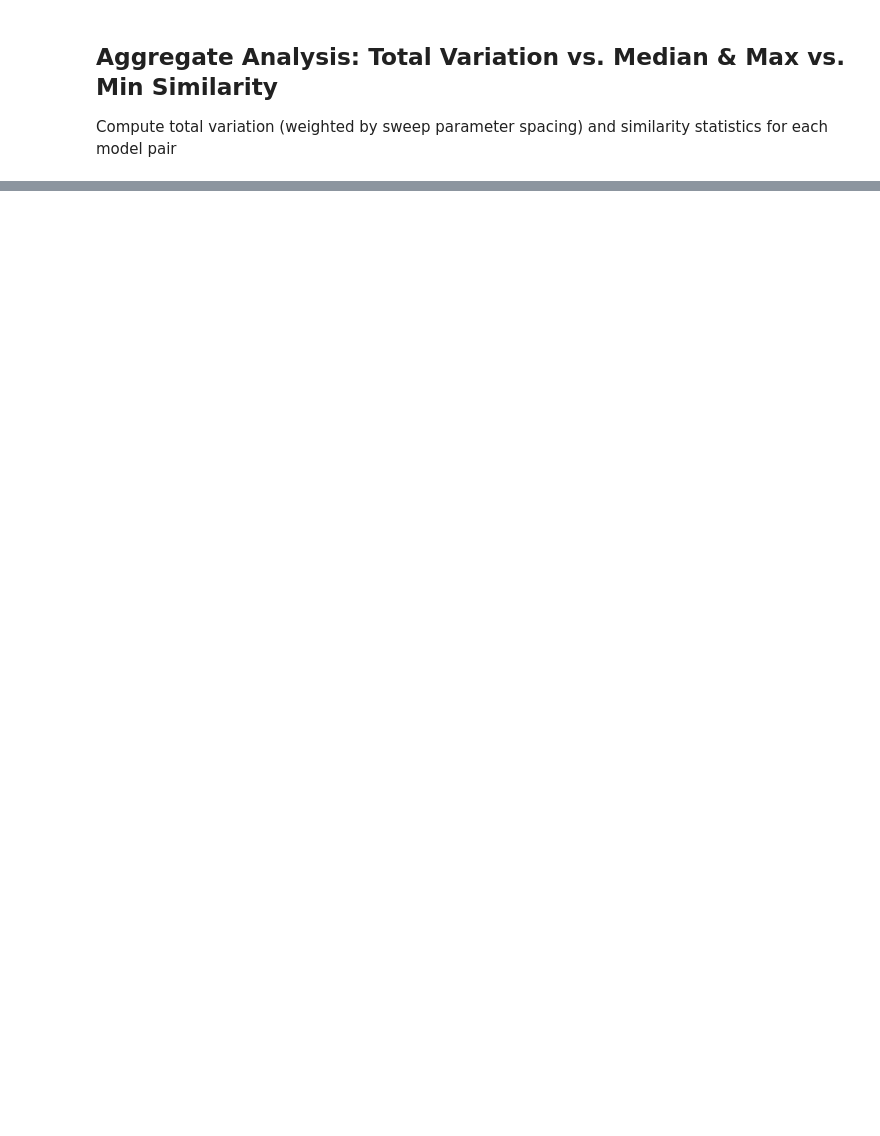
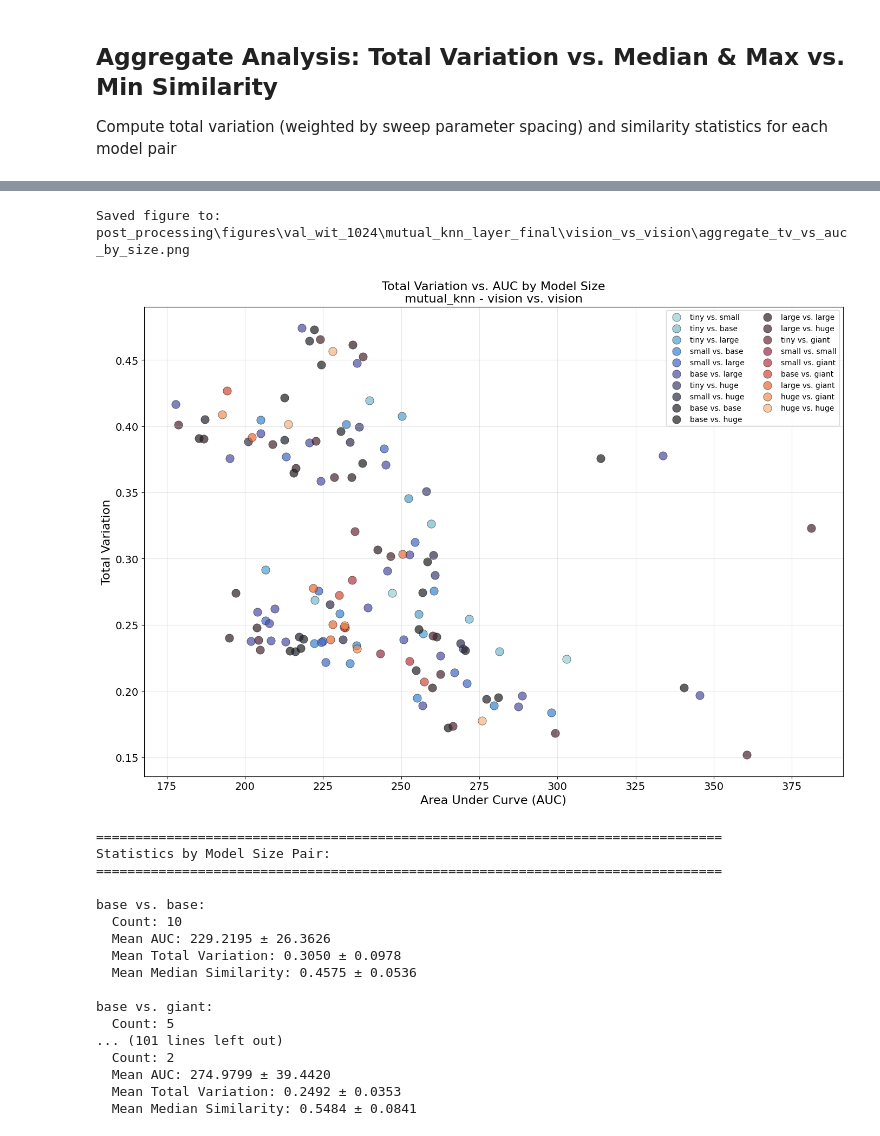
Before and after one commit to barweiss1/platonic-rep, a Jupyter notebook: post_processing/similarity_globality.ipynb, the cells around one changed output, grey strips where cells are left out. Drawn from its saved outputs; the diff is of its cells as text; code cells hidden in the pictures; blank space fills up the shorter version.

```diff
--- a/post_processing/similarity_globality.ipynb
+++ b/post_processing/similarity_globality.ipynb
@@ -500,0 +594,68 @@ Correlation between Max and Min Similarity: 0.5734
+# %%
+# Plot Total Variation vs AUC colored by size families
+
+# Get unique size pairs
+size_pair_labels = aggregates_df['size_pair']
+unique_size_pairs = size_pair_labels.unique()
+
+# Use a color palette for size categories
+size_colors = sns.color_palette('icefire', n_colors=len(unique_size_pairs))
+size_color_map = {pair: size_colors[i] for i, pair in enumerate(unique_size_pairs)}
+
+# Create the plot
+plt.figure(figsize=(14, 10))
+for size_pair in unique_size_pairs:
+    mask = size_pair_labels == size_pair
+    subset = aggregates_df[mask]
+    plt.scatter(subset['auc'], subset['total_variation'],
+               label=size_pair, alpha=0.7, s=120, color=size_color_map[size_pair],
+               edgecolors='black', linewidth=0.5)
+
+plt.xlabel('Area Under Curve (AUC)', fontsize=fontsize)
+plt.ylabel('Total Variation', fontsize=fontsize)
+plt.title(f'Total Variation vs. AUC by Model Size\n{sim_params["metric"]} - {sim_params["modality_x"]} vs. {sim_params["modality_y"]}',
+         fontsize=fontsize)
+plt.xticks(fontsize=fontsize-2)
+plt.yticks(fontsize=fontsize-2)
+plt.legend(fontsize=fontsize-6, loc='best', ncol=2)
+plt.grid(True, alpha=0.3)
+plt.tight_layout()
+
+# Save figure
+save_path = os.path.join(figure_path, 'aggregate_tv_vs_auc_by_size.png')
+plt.savefig(save_path, dpi=300, bbox_inches='tight')
+print(f"Saved figure to: {save_path}")
+plt.show()
+
+# Print statistics by size
+print("\n" + "="*80)
+print("Statistics by Model Size Pair:")
+print("="*80)
+for size_pair in sorted(unique_size_pairs):
+    subset = aggregates_df[aggregates_df['size_pair'] == size_pair]
+    if len(subset) > 0:
+        print(f"\n{size_pair}:")
+        print(f"  Count: {len(subset)}")
+        print(f"  Mean AUC: {subset['auc'].mean():.4f} ± {subset['auc'].std():.4f}")
+        print(f"  Mean Total Variation: {subset['total_variation'].mean():.4f} ± {subset['total_variation'].std():.4f}")
+        print(f"  Mean Median Similarity: {subset['median_similarity'].mean():.4f} ± {subset['median_similarity'].std():.4f}")
+# %% [output]
+Saved figure to: post_processing\figures\val_wit_1024\mutual_knn_layer_final\vision_vs_vision\aggregate_tv_vs_auc_by_size.png
+[figure, added]
+================================================================================
+Statistics by Model Size Pair:
+================================================================================
+
+base vs. base:
+  Count: 10
+  Mean AUC: 229.2195 ± 26.3626
+  Mean Total Variation: 0.3050 ± 0.0978
+  Mean Median Similarity: 0.4575 ± 0.0536
+
+base vs. giant:
+  Count: 5
+... (101 lines left out)
+  Count: 2
+  Mean AUC: 274.9799 ± 39.4420
+  Mean Total Variation: 0.2492 ± 0.0353
+  Mean Median Similarity: 0.5484 ± 0.0841
```
Also changed, not shown: parts of 13 cells of this notebook, 14 other files.
